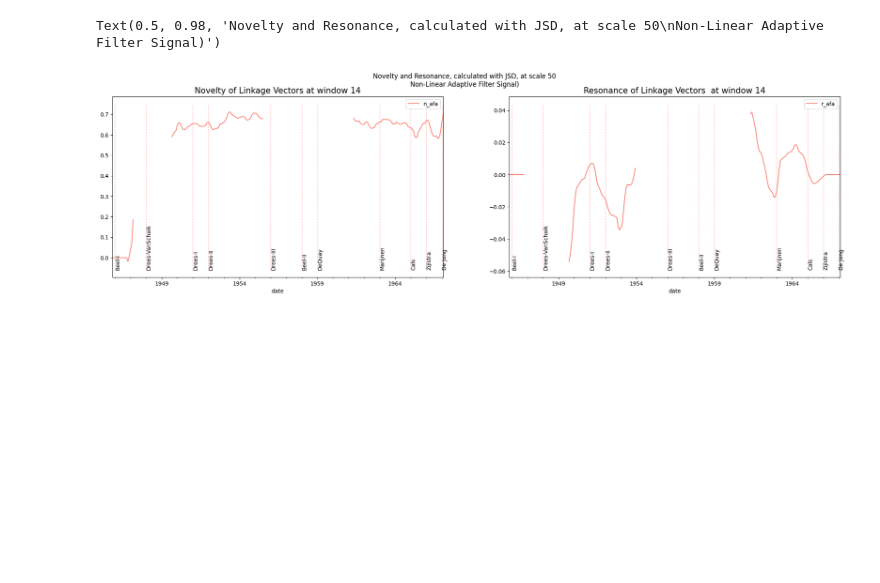
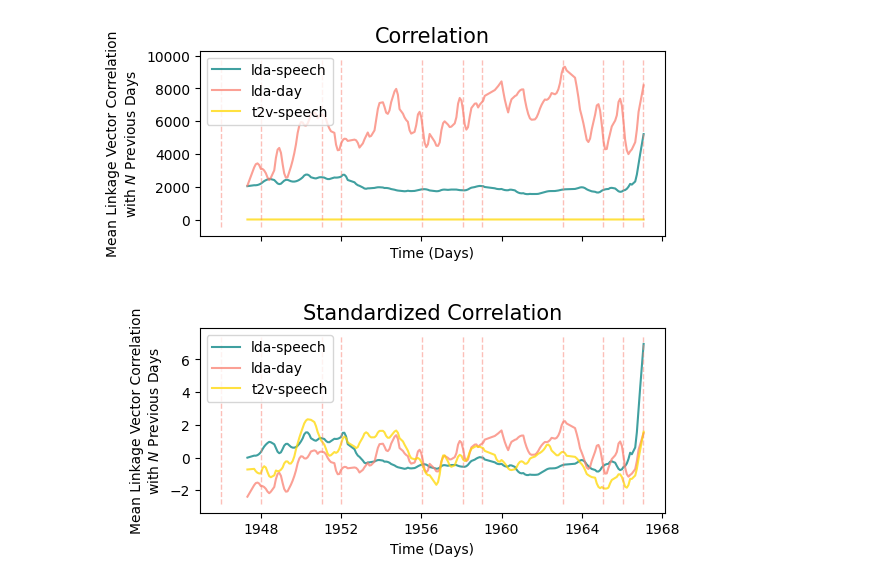
Before and after one commit to rubenros1795/linkage, a Jupyter notebook: 02-explanations-correlation-novelty.ipynb, the cells around one changed output. Saved outputs shown, nothing was run; the diff lists cells and outputs as text; code cells hidden in the pictures; blank space fills up the shorter version.

```diff
--- a/02-explanations-correlation-novelty.ipynb
+++ b/02-explanations-correlation-novelty.ipynb
@@ -18,5 +19,2 @@ from helpers import infodynamics
 
 cf = yaml.safe_load(Path('config.yml').read_text())
-# %%
-data = dataloader.load()
-dists, labels, words, sem_col_translator = data['dists'],data['labels'],data['words'],data['translator']
@@ -45,2 +20,0 @@ def diachronic_correlations_lookback(theta,scale):
-# %%
-cdf = diachronic_correlations_lookback(theta=theta,scale=14)
@@ -82,17 +21,42 @@ imd['r_afa'] = adaptive_filter(imd.resonance,span=100)
-# %%
-
-fig,ax = plt.subplots(1,2,figsize=(24,6))
-imd.plot(x='date',y='n_afa',ax=ax[0],label=None,color='salmon')
-imd.plot(x='date',y='r_afa',ax=ax[1],label=None,color='salmon')
-
-ax[0].set_title(f'Novelty of Linkage Vectors at window {w}',fontsize=15)
-ax[1].set_title(f'Resonance of Linkage Vectors  at window {w}',fontsize=15)
-add_cabinet_periods(ax[0])
-add_cabinet_periods(ax[1])
-
-fig = plt.gcf()
-fig.suptitle('Novelty and Resonance, calculated with JSD, at scale 50\nNon-Linear Adaptive Filter Signal)')
-# plt.savefig('figs/novelty-resonance-month.pdf',dpi=250)
-# %% [output]
-Text(0.5, 0.98, 'Novelty and Resonance, calculated with JSD, at scale 50\nNon-Linear Adaptive Filter Signal)')
-[figure, removed]
+# %%
+model_types = [('lda','speech'),('lda','day'),('t2v','speech')]
+colors = ['teal','salmon','gold']
+# %%
+fig,ax = plt.subplots(2,1,figsize=(6,6),sharex=True)
+
+for c,(model_type,agg_level) in enumerate(model_types):
+    data = dataloader.load(cf,agg_level=agg_level,model_type=model_type)
+    dists, labels, words = data['dists'],data['labels'],data['words']
+
+    # Create a dictionary of day:theta, get stats forr daily theta's
+    dict_date_theta = {d:_.to_numpy() for d,_ in dists.groupby(dists.index.to_period('M'))}
+    stats, mi_arrays = diachronic_linkage(dict_date_theta)
+
+    # Flatten MI-matrices, use only lower triangle, create a DataFrame
+    mi_arrays_flat = {k:flatten_mi_array(v) for k,v in tqdm(mi_arrays.items())}
+    dfm = pd.DataFrame({k:v[2].to_numpy() for k,v in mi_arrays_flat.items()}).T
+
+    # Create timestamps and matrix
+    timestamps = dfm.index.to_numpy()
+    theta = dfm.to_numpy()
+
+    # Get Correlations
+    cdf = infodynamics.diachronic_correlations_lookback(timestamps=timestamps,theta=theta,scale=14)
+    cdf['c_afa'] = adaptive_filter(cdf['corr'].tolist(),span=100)
+    ax[0].plot(cdf.date.dt.to_timestamp(),cdf.c_afa,color=colors[c],label=f'{model_type}-{agg_level}',alpha=.75)
+    ax[1].plot(cdf.date.dt.to_timestamp(),zscore(cdf.c_afa),color=colors[c],label=f'{model_type}-{agg_level}',alpha=.75)
+
+
+for a in [0,1]:
+    ax[a].legend(loc='best')
+    ax[a].set_xlabel('Time (Days)')
+    ax[a].set_ylabel('Mean Linkage Vector Correlation\nwith $\it{N}$ Previous Days')
+    ax[a].set_title('Standardized Correlation' if a == 1 else 'Correlation',fontsize=15)
+    add_cabinet_periods(ax[a],text=False)
+
+plt.subplots_adjust(hspace=.5)
+plt.savefig('figs/linkage--vector-correlation-diachronic-model_type-comparison.pdf',dpi=250,bbox_inches='tight')
+
+plt.show()
+# %% [output]
+[figure, added]
```
Also changed, not shown: parts of 12 cells of this notebook, 29 other files.
